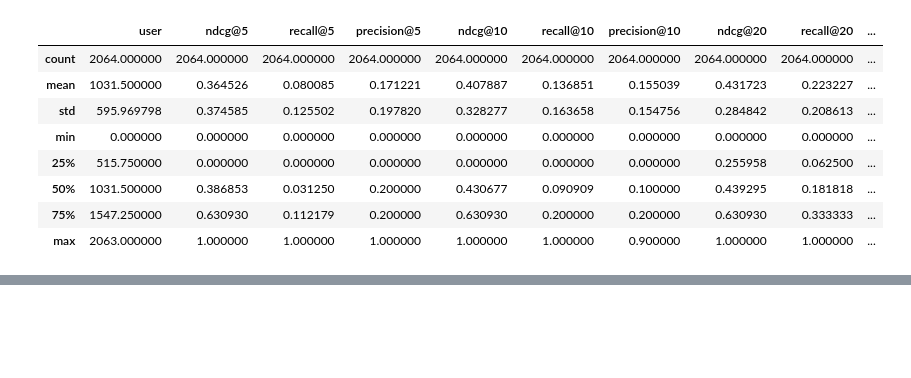
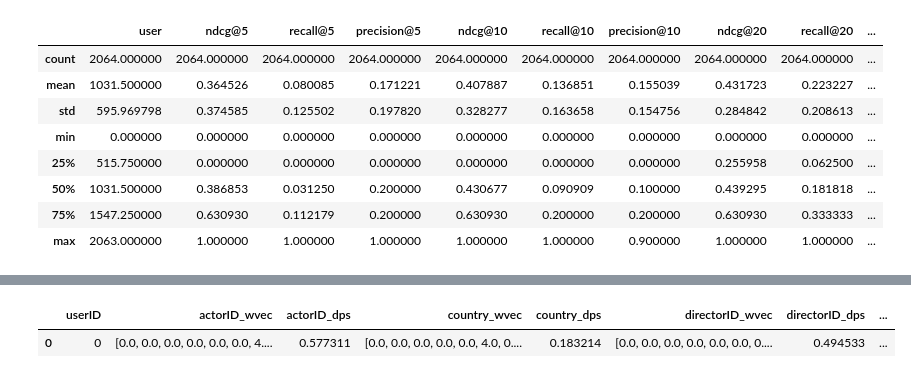
Before and after one commit to jeffery5bai/DPRecSys, a Jupyter notebook: experiments/ngcf_exp.ipynb, the cells around one changed output, grey strips where cells are left out. Cells and saved outputs as stored; diff of their text form; code cells hidden in the pictures; blank space fills up the shorter version.

```diff
--- a/experiments/ngcf_exp.ipynb
+++ b/experiments/ngcf_exp.ipynb
@@ -365,0 +365,6 @@ model.test_results["eval_score_df"].describe()
+# %%
+user_dps_df = evaluator.eval_user_diversity_preference_scale(encoded_train_df, feature_engineer.vocab2idx, normalized=True)
+user_dps_df.head(1)
+# %% [output]
+|  | userID | actorID_wvec | actorID_dps | country_wvec | country_dps | directorID_wvec | directorID_dps | ... |
+| 0 | 0 | [0.0, 0.0, 0.0, 0.0, 0.0, 0.0, 4.... | 0.577311 | [0.0, 0.0, 0.0, 0.0, 0.0, 4.0, 0.... | 0.183214 | [0.0, 0.0, 0.0, 0.0, 0.0, 0.0, 0.... | 0.494533 | ... |
```
Also changed, not shown: parts of 6 cells of this notebook, 2 other files.
